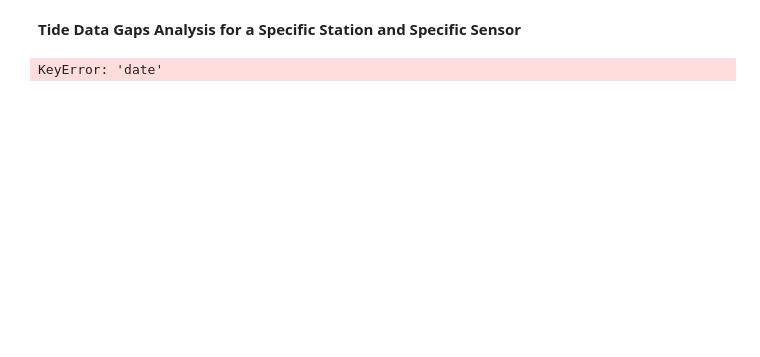
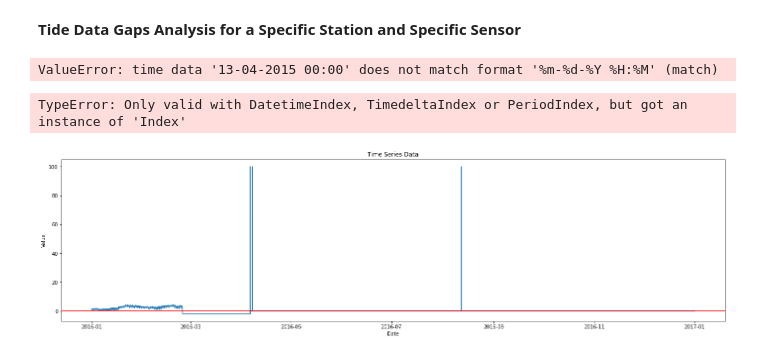
Before and after one commit to ravi19ved/tide-analysis, a Jupyter notebook: spectral-analysis/tide_data_gaps.ipynb, the cells around one changed output. Saved outputs shown, nothing was run; the diff lists cells and outputs as text; code cells hidden in the pictures; blank space fills up the shorter version.

```diff
--- a/spectral-analysis/tide_data_gaps.ipynb
+++ b/spectral-analysis/tide_data_gaps.ipynb
@@ -10,32 +7,43 @@ df['date'] = pd.to_datetime(df['date'])
+# %%
+# Loading time series tide data into a Pandas Data Frame
+
+data = pd.read_csv("AerialBay_PRS_2015.csv", parse_dates=True)
+data.columns = ['Date_and_Time', 'Tide']
+data['Date_and_Time'] = pd.to_datetime(data['Date_and_Time'], format = "%m-%d-%Y %H:%M")
+data = data.sort_values(by = "Date_and_Time")
+# %% [output]
+ValueError: time data '13-04-2015 00:00' does not match format '%m-%d-%Y %H:%M' (match)
 # %%
-df.set_index('date', inplace=True)
+data.set_index('Date_and_Time', inplace=True)
 # %%
-import pandas as pd
-
-# Read the time series data into a DataFrame
-df = pd.read_csv('Cochin_ENC_2016_hourly.csv')
-
-# Convert the date/time column to DateTime data type
-df['date'] = pd.to_datetime(df['date'])
-
-# Set the date column as the DataFrame's index
-df.set_index('date', inplace=True)
-
 # Resample the data to 1-minute interval
-df_resampled = df.resample('1T').mean()  # Use '1T' for 1-minute interval
+data_resampled = data.resample('1T').mean()  # Use '1T' for 1-minute interval
 
 # Identify missing data gaps
-idx = pd.date_range(start=df_resampled.index.min(), end=df_resampled.index.max(), freq='1T')
-missing_dates = idx[~idx.isin(df_resampled.index)]
+idx = pd.date_range(start=data_resampled.index.min(), end=data_resampled.index.max(), freq='1T')
+missing_dates = idx[~idx.isin(data_resampled.index)]
 
 # Fill or interpolate missing values
-df_filled = df_resampled.ffill().bfill()  # Forward-fill and backward-fill
+data_filled = data_resampled.ffill().bfill()  # Forward-fill and backward-fill
 # Alternatively, you can use linear interpolation:
 # df_interpolated = df_resampled.interpolate(method='linear')
 
+mean_tide = data['Tide'].mean()
 # Print the missing dates
 print("Missing data gaps:")
 for date in missing_dates:
     print(date)
 # %% [output]
-KeyError: 'date'
+TypeError: Only valid with DatetimeIndex, TimedeltaIndex or PeriodIndex, but got an instance of 'Index'
+# %%
+plt.figure(figsize=(24,6))
+plt.plot(data['Tide'])
+plt.title('Time Series Data')
+plt.axhline(y = mean_tide, color = 'r', linestyle = '-')
+plt.xlabel('Date')
+plt.ylabel('Value')
+plt.show()
+
+plt.show()
+# %% [output]
+[figure, added]
```
Also changed, not shown: parts of 6 cells of this notebook, 8 other files.
